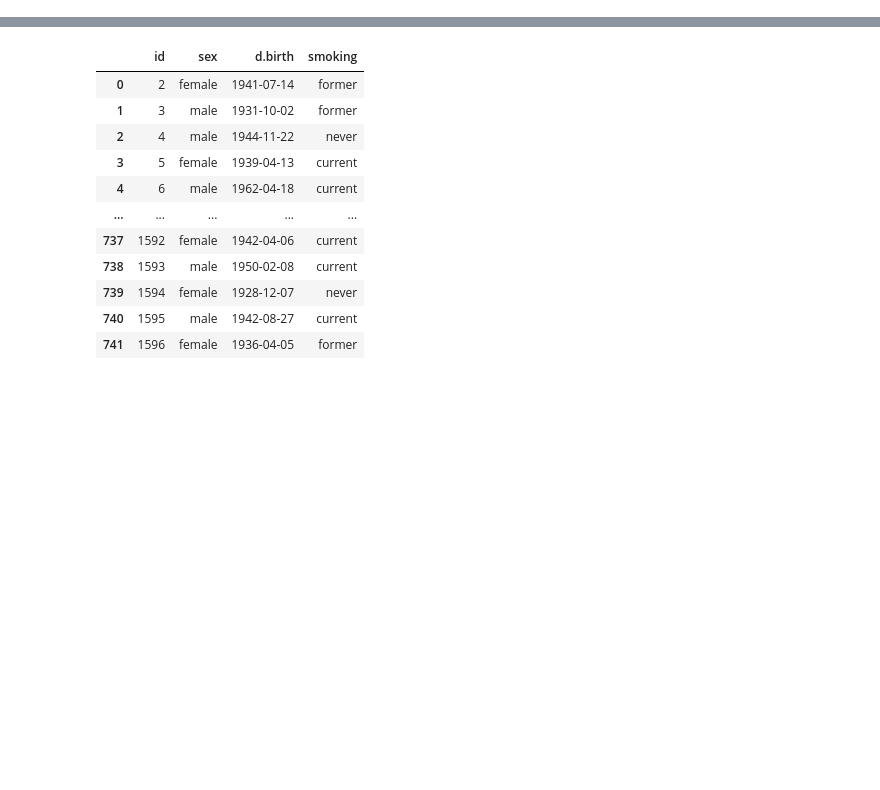
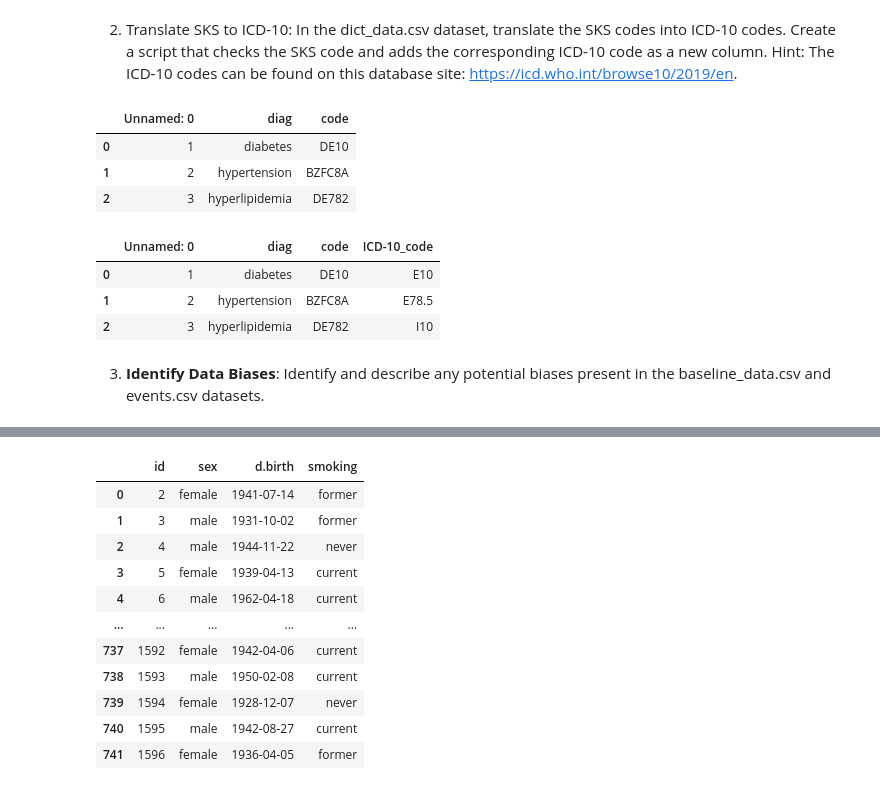
Before and after one commit to hds-sandbox/Dyn_Risk_Pred_Course, a Jupyter notebook: Code/exercise_solutions/Workshop_0_data_sources_asquisition.ipynb, the cells around one changed output, grey strips where cells are left out. Saved outputs shown, nothing was run; the diff lists cells and outputs as text; code cells hidden in the pictures; blank space fills up the shorter version.

```diff
--- a/Code/exercise_solutions/Workshop_0_data_sources_asquisition.ipynb
+++ b/Code/exercise_solutions/Workshop_0_data_sources_asquisition.ipynb
@@ -12,0 +131,33 @@ import pandas as pd
+# %% [markdown]
+2) Translate SKS to ICD-10: In the dict_data.csv dataset, translate the SKS codes into ICD-10 codes. Create a script that checks the SKS code and adds the corresponding ICD-10 code as a new column.
+Hint: The ICD-10 codes can be found on this database site: https://icd.who.int/browse10/2019/en.
+# %%
+dict_data
+# %% [output]
+|  | Unnamed: 0 | diag | code |
+| 0 | 1 | diabetes | DE10 |
+| 1 | 2 | hypertension | BZFC8A |
+| 2 | 3 | hyperlipidemia | DE782 |
+# %%
+icd_codes = []
+
+for code_value in dict_data['code']:
+    if code_value == "DE10":
+        icd_codes.append('E10')
+    elif code_value == "BZFC8A":
+        icd_codes.append('E78.5')
+    elif code_value == "DE782":
+        icd_codes.append('I10')
+    else:
+            break
+
+dict_data['ICD-10_code'] = icd_codes
+
+dict_data
+# %% [output]
+|  | Unnamed: 0 | diag | code | ICD-10_code |
+| 0 | 1 | diabetes | DE10 | E10 |
+| 1 | 2 | hypertension | BZFC8A | E78.5 |
+| 2 | 3 | hyperlipidemia | DE782 | I10 |
+# %% [markdown]
+3) **Identify Data Biases**: Identify and describe any potential biases present in the baseline_data.csv and events.csv datasets.
```
Also changed, not shown: parts of 11 cells of this notebook, 3 other files.
